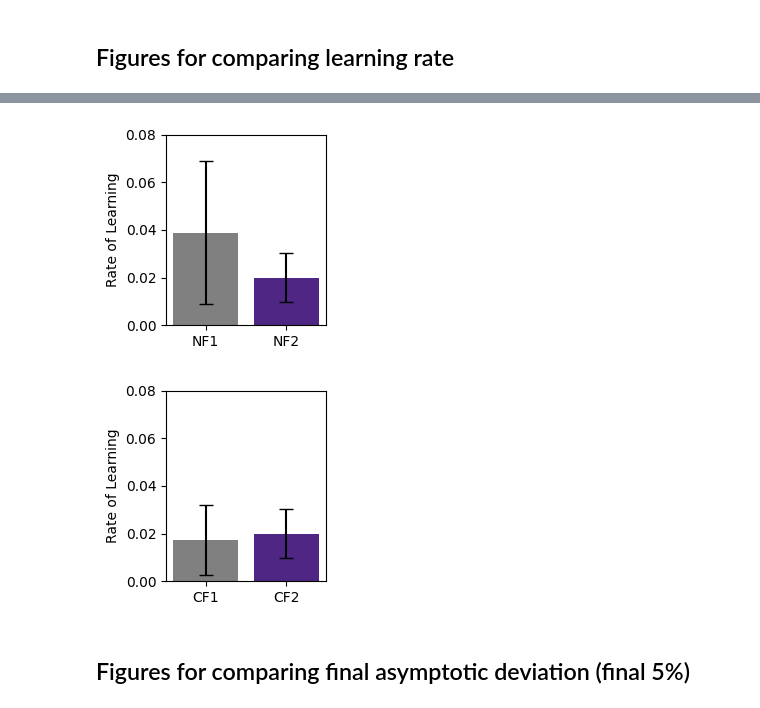
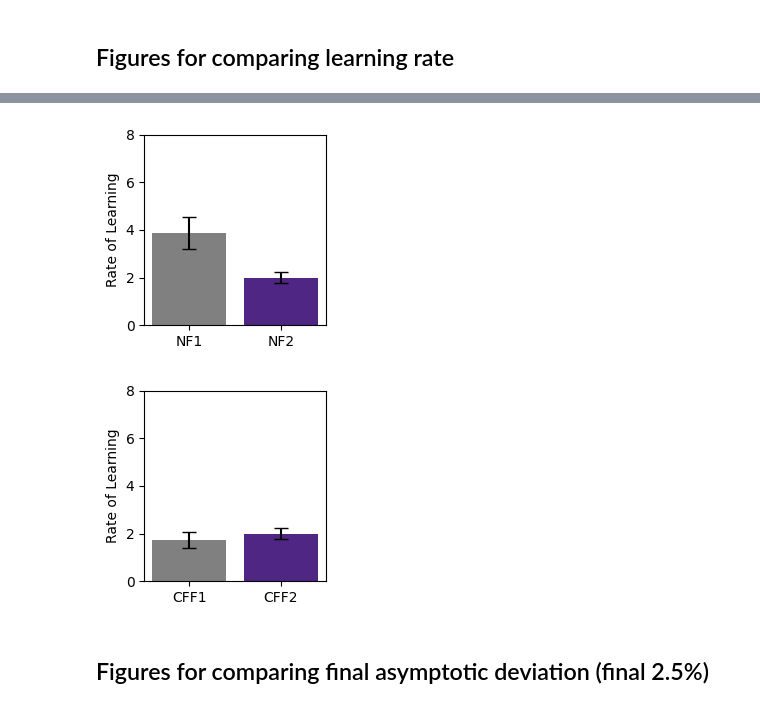
Before and after one commit to shruthisundar123/forceFieldAdaptation, a Jupyter notebook: posterDetails.ipynb, the cells around one changed output, grey strips where cells are left out. Saved outputs shown, nothing was run; the diff lists cells and outputs as text; code cells hidden in the pictures.

```diff
--- a/posterDetails.ipynb
+++ b/posterDetails.ipynb
@@ -235,10 +352,10 @@ parametersPerParticipantCF1 = np.load("postAnalysis/funcParametersCF1.npy")
 parametersPerParticipantNF2 = np.load("postAnalysis/funcParametersNF2.npy")
 parametersPerParticipantCF2 = np.load("postAnalysis/funcParametersCF2.npy")
 
-ratePerParticipantNF1 = parametersPerParticipantNF1[1:,1]
-ratePerParticipantCF1 = parametersPerParticipantCF1[1:, 1]
-ratePerParticipantNF2 = parametersPerParticipantNF2[1:, 1]
-ratePerParticipantCF2 = parametersPerParticipantCF2[1:, 1]
+ratePerParticipantNF1 = (parametersPerParticipantNF1[1:,1]*100)
+ratePerParticipantCF1 = (parametersPerParticipantCF1[1:, 1]*100)
+ratePerParticipantNF2 = (parametersPerParticipantNF2[1:, 1]*100)
+ratePerParticipantCF2 = (parametersPerParticipantCF2[1:, 1]*100)
 
 avgRateNF1 = np.mean(ratePerParticipantNF1)
 avgRateCF1 = np.mean(ratePerParticipantCF1)
@@ -265,30 +382,30 @@ CFF P value:  0.5089174958238418
 # %%
 import matplotlib.pyplot as plt
 
 colors = ["grey", "#4F2683"]
 
 plt.figure(figsize=(2.5, 2.5)).set_tight_layout(True)
 x_axis = ['NF1', 'NF2']
 y_axis = [avgRateNF1, avgRateNF2]
-yerror = [np.std(ratePerParticipantNF1), np.std(ratePerParticipantNF2)]
+yerror = [(np.std(ratePerParticipantNF1)/np.sqrt(np.size(ratePerParticipantNF1))), (np.std(ratePerParticipantNF2)/np.sqrt(np.size(ratePerParticipantNF2)))]
 plt.bar(x_axis, y_axis, color=colors, yerr = yerror, capsize=5)
 plt.ylabel("Rate of Learning")
-plt.ylim([0, 0.08])
+plt.ylim([0, 8])
 plt.savefig("figures/rateNFbar")
 
 plt.figure(figsize=(2.5, 2.5)).set_tight_layout(True)
-x_axis = ['CF1', 'CF2']
+x_axis = ['CFF1', 'CFF2']
 y_axis = [avgRateCF1, avgRateCF2]
-yerror = [np.std(ratePerParticipantCF1), np.std(ratePerParticipantCF2)]
+yerror = [(np.std(ratePerParticipantCF1)/np.sqrt(np.size(ratePerParticipantCF1))), (np.std(ratePerParticipantCF2)/np.sqrt(np.size(ratePerParticipantCF2)))]
 plt.bar(x_axis, y_axis, color=colors, yerr = yerror, capsize=5)
 plt.ylabel("Rate of Learning")
-plt.ylim([0, 0.08])
+plt.ylim([0, 8])
 plt.savefig("figures/rateCFFbar")
 # %% [output]
-[figure, old version]
+[figure, new version]
-[figure, old version]
+[figure, new version]
 # %% [markdown]
-## Figures for comparing final asymptotic deviation (final 5%)
+## Figures for comparing final asymptotic deviation (final 2.5%)
 # %%
 # extract first 5% for each curve
 import numpy as np
```
Also changed, not shown: parts of 19 cells of this notebook, 35 other files.
